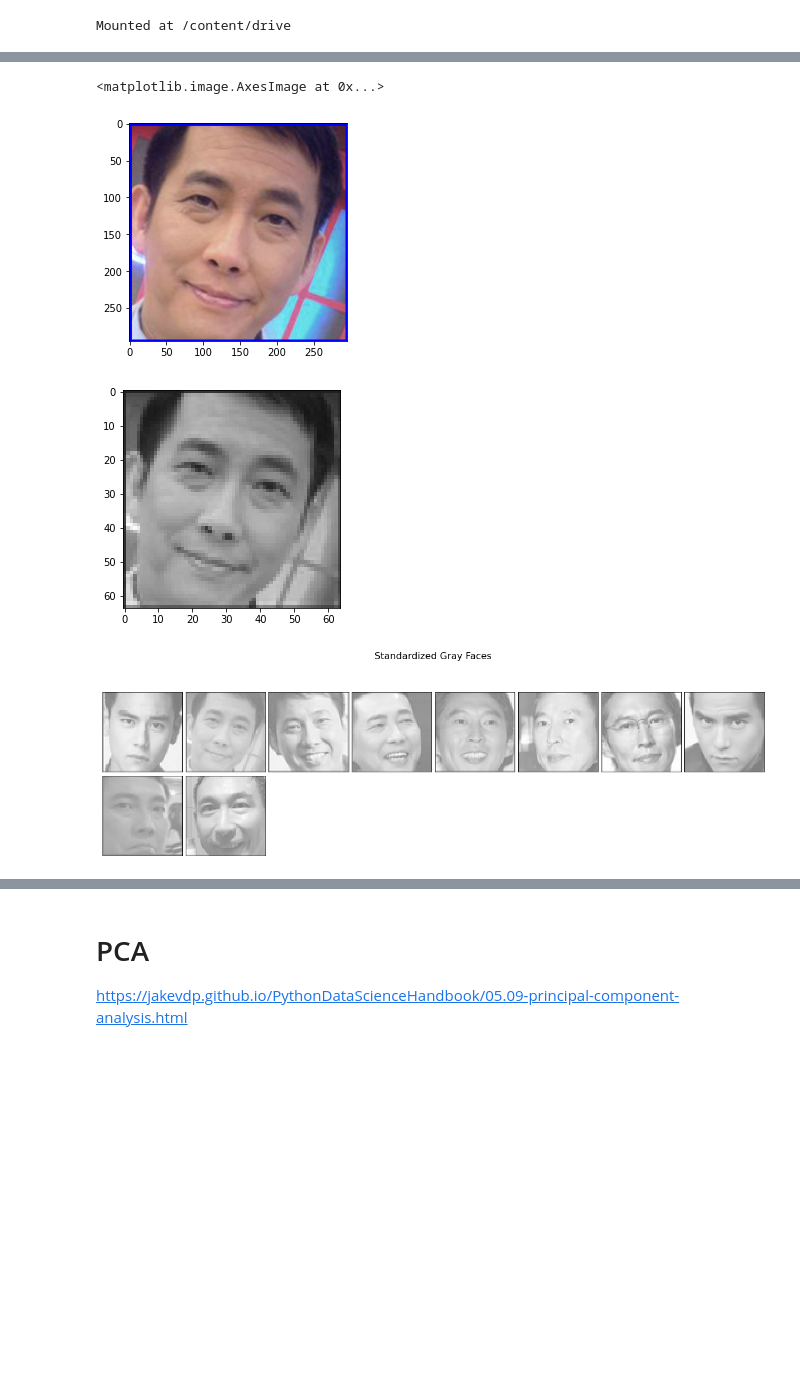
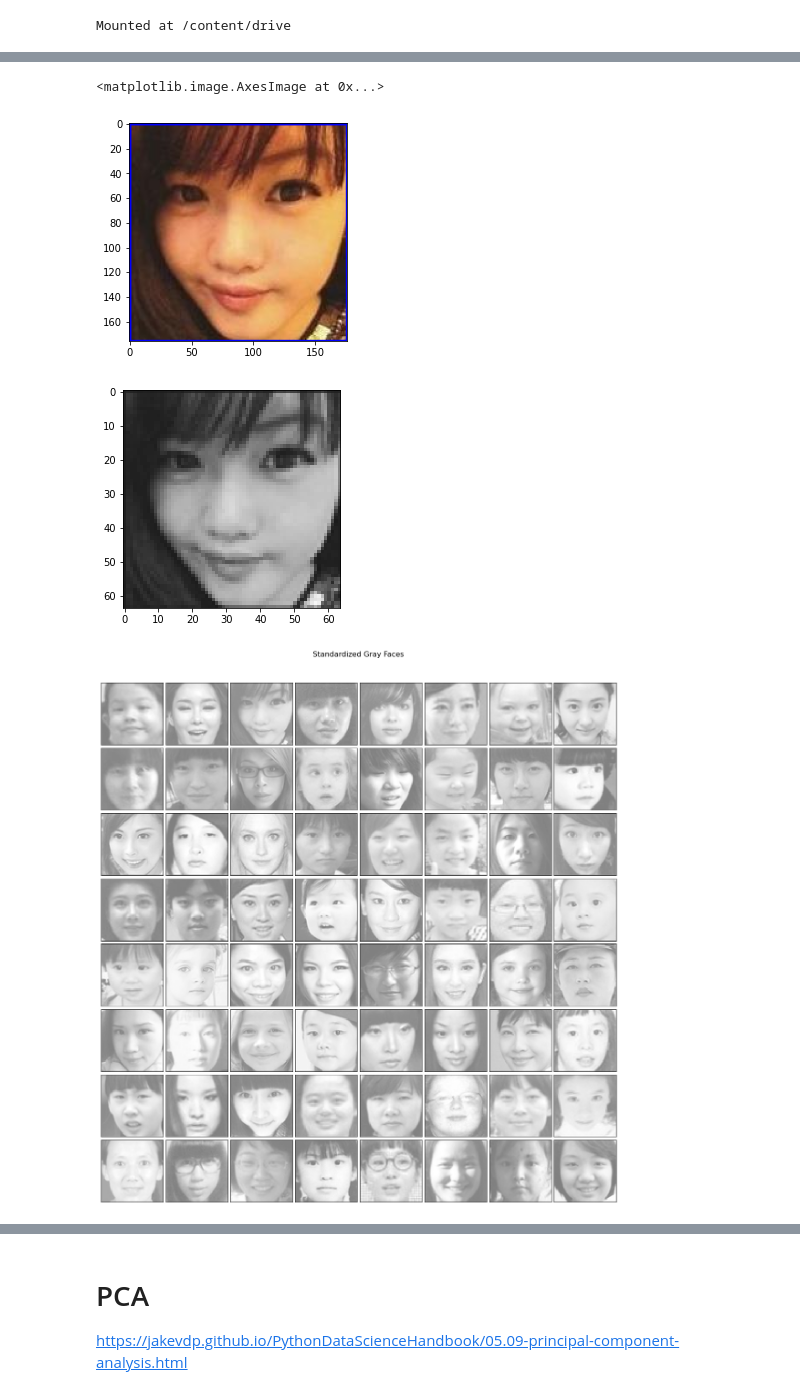
Before and after one commit to 104corp/Face-Recognition, a Jupyter notebook: Colab_NoteBooks/SVM.ipynb, the cells around one changed output, grey strips where cells are left out. Drawn from its saved outputs; the diff is of its cells as text; code cells hidden in the pictures; blank space fills up the shorter version.

```diff
--- a/Colab_NoteBooks/SVM.ipynb
+++ b/Colab_NoteBooks/SVM.ipynb
@@ -27,7 +45,7 @@ def applooArtisCorpPath():
   return filePath
 
 def corp3000Path():
-  cwd_corp3000 = '/content/imgData/corp0001-3000'
+  cwd_corp3000 = '/content/imgData/crop0001-3000'
   filePath = cwd_corp3000 + "//*.png"
   return filePath
 
@@ -38,13 +56,14 @@ def imgPilList(filePath):
     image_list.append(im)
   return image_list
 # %%
-filePath = applooArtisCorpPath()
+# filePath = applooArtisCorpPath()
+filePath = corp3000Path()
 origin_img_data = imgPilList(filePath)
 # %%
 plt.imshow(origin_img_data[2])
 # %% [output]
 <matplotlib.image.AxesImage at 0x...>
-[figure, old version]
+[figure, new version]
 # %%
 standardize_image_shape = (64, 64)
 
@@ -107,14 +126,14 @@ def extendComponent(vec):
 # %%
 standardized_img_data = standardized_img_list(origin_img_data, standardize_image_shape)
 # %%
-plotIndex = 1
+plotIndex = 0
 n_col, n_row = 8, 8
 im = plotImgFromVector(standardized_img_data[2], standardize_image_shape)
 plt.imshow(im)
 plot_gallery("Standardized Gray Faces", standardized_img_data[plotIndex:plotIndex + n_col * n_row], n_col = n_col, n_row = n_row)
 # %% [output]
-[figure, old version]
+[figure, new version]
-[figure, old version]
+[figure, new version]
 # %%
 meanFace = np.mean(standardized_img_data, axis=0)
 plt.imshow(plotImgFromVector(meanFace, standardize_image_shape))
```
Also changed, not shown: parts of 10 cells of this notebook.
